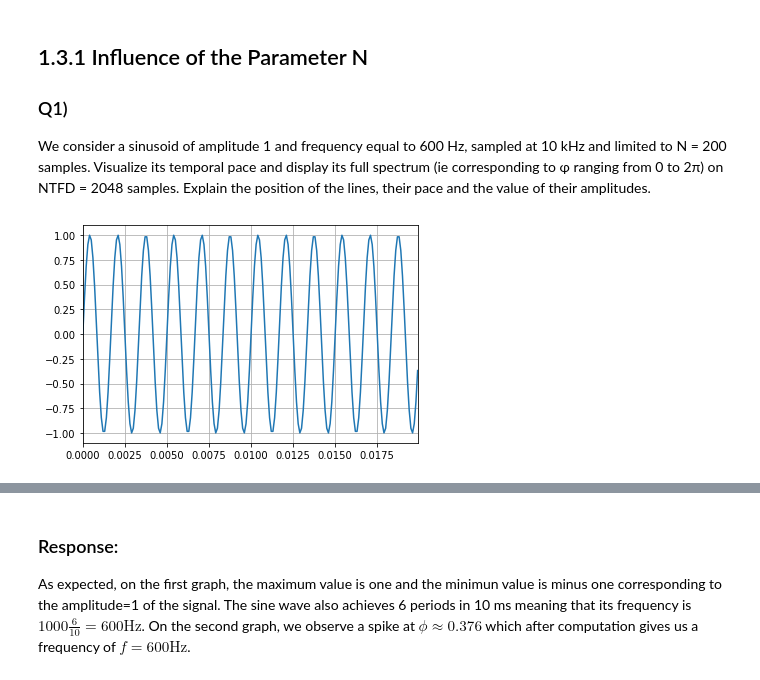
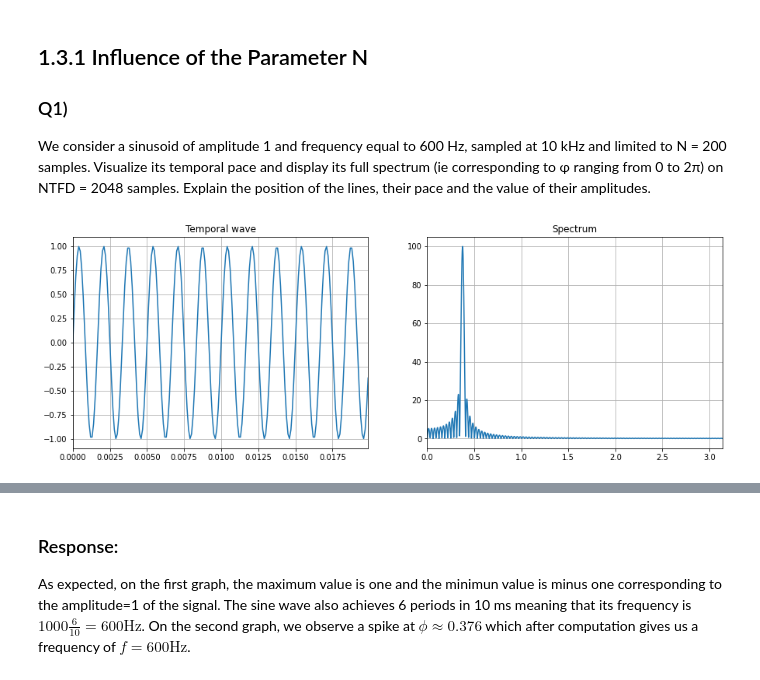
Before and after one commit to lionelGoffaux/tp_signal, a Jupyter notebook: lab2.ipynb, the cells around one changed output, grey strips where cells are left out. Drawn from its saved outputs; the diff is of its cells as text; code cells hidden in the pictures.

```diff
--- a/lab2.ipynb
+++ b/lab2.ipynb
@@ -13,8 +13,20 @@ display its full spectrum (ie corresponding to φ ranging from 0 to 2π) on NTFD
 amplitudes.
 # %%
 x, s = utils.get_sinusoid(1, 600, 10000, 200)
+
+plt.figure(figsize=(15, 5))
+
+plt.subplot(1, 2, 1)
+plt.title("Temporal wave")
 plt.plot(x, s)
 plt.margins(x=0)
 plt.grid()
+
+plt.subplot(1, 2, 2)
+plt.title("Spectrum")
+h, w = sgl.freqz(s, [1], worN=2048)
+plt.plot(h,abs(w))
+plt.grid()
+plt.margins(x=0)
 # %% [output]
-[figure, old version]
+[figure, new version]
```
Also changed, not shown: parts of 11 cells of this notebook, 1 other file.
